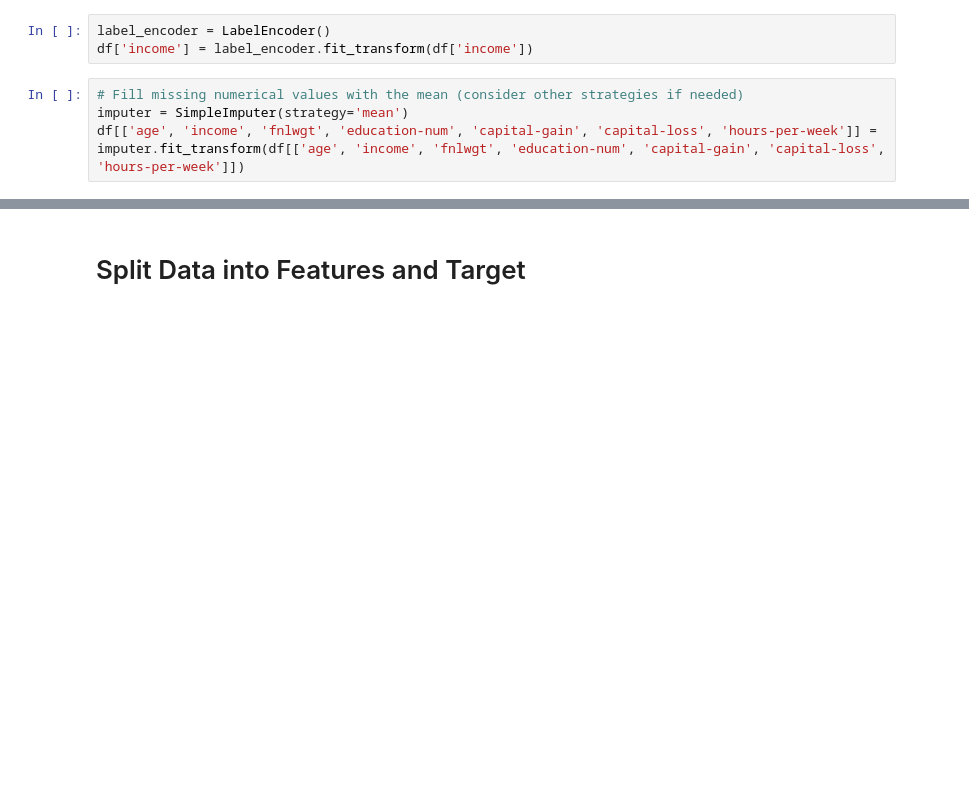
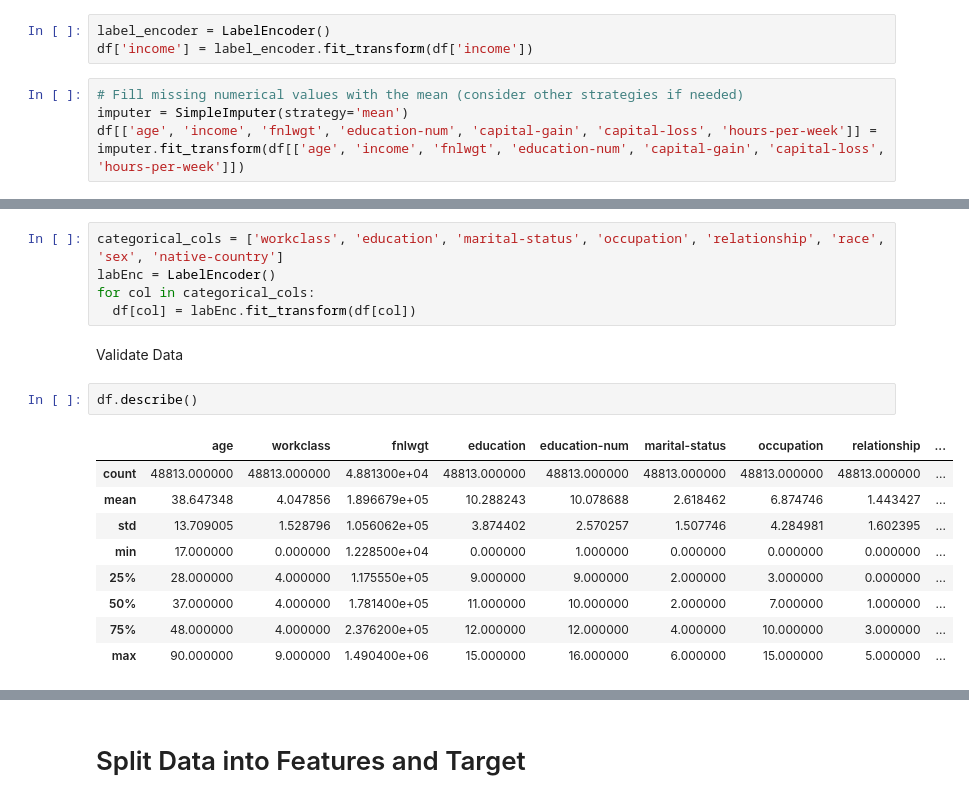
Before and after one commit to peirispraveen/Census_Income_NaiveBayes_RandomForest, a Jupyter notebook: census-income.ipynb, the cells around one changed output, grey strips where cells are left out. Saved outputs shown, nothing was run; the diff lists cells and outputs as text; blank space fills up the shorter version.

Commit message:
more data preprocessing different approach

```diff
--- a/census-income.ipynb
+++ b/census-income.ipynb
@@ -147,0 +180,19 @@ df[['age', 'income', 'fnlwgt', 'education-num', 'capital-gain', 'capital-loss',
+# %%
+categorical_cols = ['workclass', 'education', 'marital-status', 'occupation', 'relationship', 'race', 'sex', 'native-country']
+labEnc = LabelEncoder()
+for col in categorical_cols:
+  df[col] = labEnc.fit_transform(df[col])
+# %% [markdown]
+Validate Data
+# %%
+df.describe()
+# %% [output]
+|  | age | workclass | fnlwgt | education | education-num | marital-status | occupation | relationship | ... |
+| count | 48813.000000 | 48813.000000 | 4.881300e+04 | 48813.000000 | 48813.000000 | 48813.000000 | 48813.000000 | 48813.000000 | ... |
+| mean | 38.647348 | 4.047856 | 1.896679e+05 | 10.288243 | 10.078688 | 2.618462 | 6.874746 | 1.443427 | ... |
+| std | 13.709005 | 1.528796 | 1.056062e+05 | 3.874402 | 2.570257 | 1.507746 | 4.284981 | 1.602395 | ... |
+| min | 17.000000 | 0.000000 | 1.228500e+04 | 0.000000 | 1.000000 | 0.000000 | 0.000000 | 0.000000 | ... |
+| 25% | 28.000000 | 4.000000 | 1.175550e+05 | 9.000000 | 9.000000 | 2.000000 | 3.000000 | 0.000000 | ... |
+| 50% | 37.000000 | 4.000000 | 1.781400e+05 | 11.000000 | 10.000000 | 2.000000 | 7.000000 | 1.000000 | ... |
+| 75% | 48.000000 | 4.000000 | 2.376200e+05 | 12.000000 | 12.000000 | 4.000000 | 10.000000 | 3.000000 | ... |
+| max | 90.000000 | 9.000000 | 1.490400e+06 | 15.000000 | 16.000000 | 6.000000 | 15.000000 | 5.000000 | ... |
```
Also changed, not shown: parts of 9 cells of this notebook.
